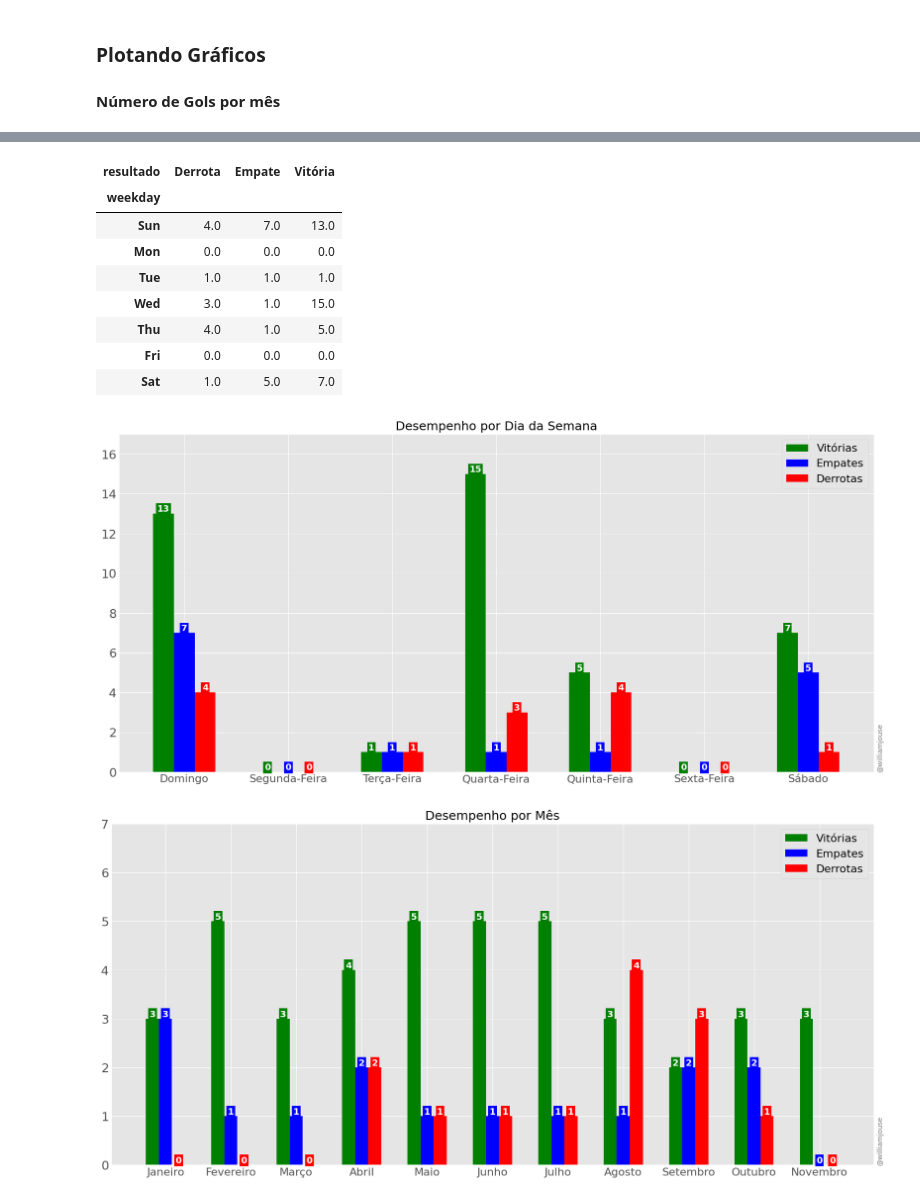
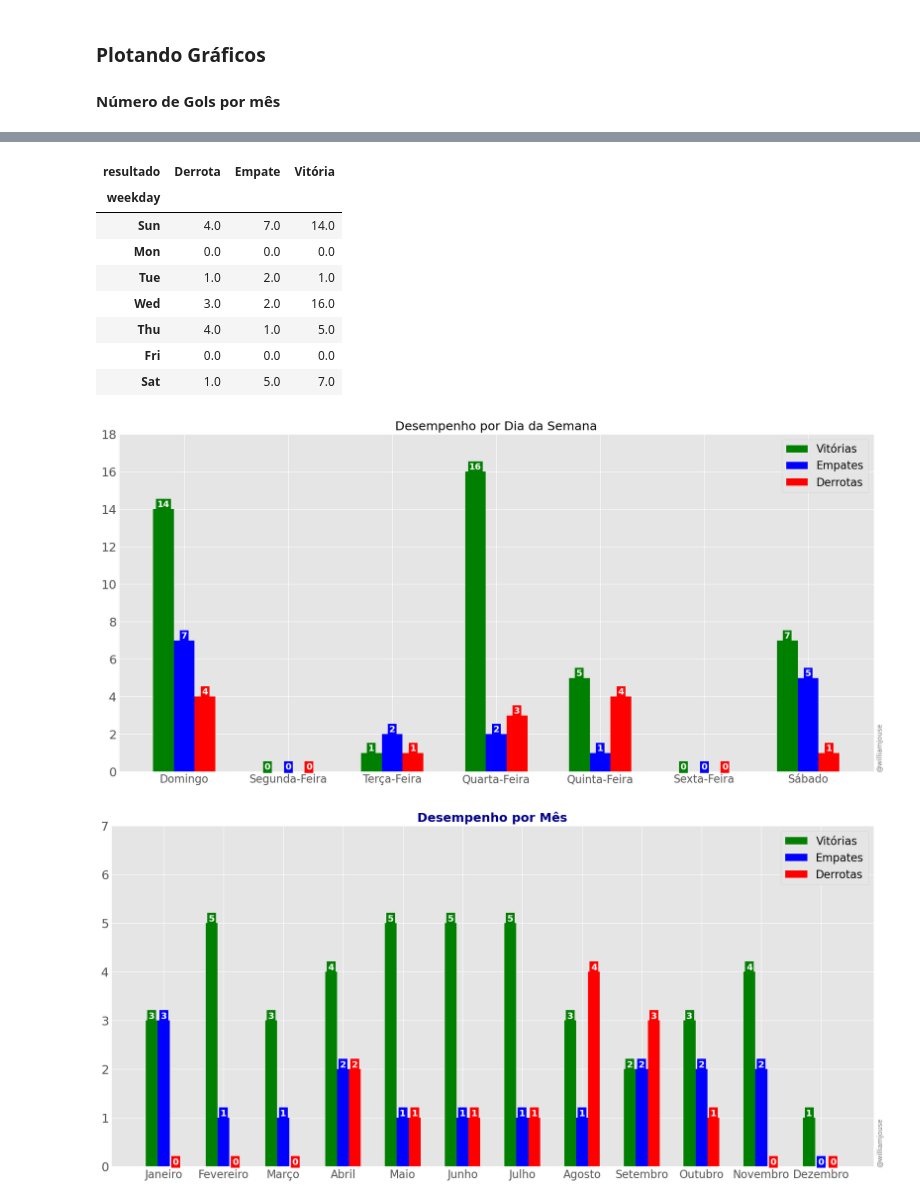
Before and after one commit to williamjouse/jogos-Flamengo-2024, a Jupyter notebook: notebooks/03-Plotting.ipynb, the cells around one changed output, grey strips where cells are left out. Cells and saved outputs as stored; diff of their text form; code cells hidden in the pictures.

```diff
--- a/notebooks/03-Plotting.ipynb
+++ b/notebooks/03-Plotting.ipynb
@@ -10,15 +10,19 @@ plt.style.use('ggplot')
 #plt.style.use('dark_background')
 #plt.style.use('grayscale')
 # %%
-jogos = pd.read_csv('../data/processed/matches_FLA2024.csv', parse_dates=['kick-off'])
-gols = pd.read_csv('../data/processed/goal_scorers_2024.csv')
-stats = pd.read_csv('../data/processed/stats_FLA2024.csv', parse_dates=['month', 'kick-off'])
+jogos = pd.read_csv('../data/processed/matches_FLA2024_processed.csv')#, date_format={'kick-off': '%Y-%m-%d %H:%M:%S'})
+gols = pd.read_csv('../data/processed/goal_scorers_2024_processed.csv')
+stats = pd.read_csv('../data/processed/stats_FLA2024_processed.csv')#, date_format={'month': '%m', 'kick-off': '%Y-%m-%d %H:%M:%S'})
+
+jogos['kick-off'] = pd.to_datetime(jogos['kick-off'], errors='coerce')
+#stats['month'] = pd.to_datetime(stats['month'], format= '%b')
+stats['kick-off'] = pd.to_datetime(stats['kick-off'], errors='coerce')
 # %% [markdown]
 ### Plotando Gráficos
 
 #### Número de Gols por mês
 # %%
-new_order = ['Jan', 'Feb', 'Mar', 'Apr', 'May', 'Jun', 'Jul', 'Aug', 'Sep', 'Oct', 'Nov'] #, 'Dec']
+new_order = ['Jan', 'Feb', 'Mar', 'Apr', 'May', 'Jun', 'Jul', 'Aug', 'Sep', 'Oct', 'Nov', 'Dec']
 
 gols_feitos_total = stats.groupby(stats['month'])['gols_marcados'].sum().reindex(new_order, axis=0)
 gols_sofridos_total = stats.groupby(stats['month'])['gols_sofridos'].sum().reindex(new_order, axis=0)
@@ -70,9 +73,9 @@ plt.show()
 # %%
 fig, axs = plt.subplots(1, 2, figsize=(13, 4))
 
-vitorias = stats.resultado.value_counts()[0]
-empates = stats.resultado.value_counts()[1]
-derrotas = stats.resultado.value_counts()[2]
+vitorias = stats.resultado.value_counts().iloc[0]
+empates = stats.resultado.value_counts().iloc[1]
+derrotas = stats.resultado.value_counts().iloc[2]
 
 gols_pro = stats.gols_marcados.sum()
 gols_contra = stats.gols_sofridos.sum()
@@ -93,7 +96,7 @@ for i, value in enumerate(values):
     axs[1].text(value + 1, i, str(value), va='center')
 
 import seaborn as sns
-sns.barplot(x=values, y=labels, ax=axs[1], palette='viridis')
+sns.barplot(x=values, y=labels, ax=axs[1], hue=values, legend=False)
 
 axs[1].spines['top'].set_visible(False)
 axs[1].spines['right'].set_visible(False)
@@ -130,10 +133,10 @@ agrupado2
 # %% [output]
 | resultado | Derrota | Empate | Vitória |
 | weekday |  |  |  |
-| Sun | 4.0 | 7.0 | 13.0 |
+| Sun | 4.0 | 7.0 | 14.0 |
 | Mon | 0.0 | 0.0 | 0.0 |
-| Tue | 1.0 | 1.0 | 1.0 |
-| Wed | 3.0 | 1.0 | 15.0 |
+| Tue | 1.0 | 2.0 | 1.0 |
+| Wed | 3.0 | 2.0 | 16.0 |
 | Thu | 4.0 | 1.0 | 5.0 |
 | Fri | 0.0 | 0.0 | 0.0 |
 | Sat | 1.0 | 5.0 | 7.0 |
@@ -184,7 +187,7 @@ plt.savefig('../figures/figure3.png', dpi = 300, bbox_inches='tight')
 
 plt.show()
 # %% [output]
-[figure, old version]
+[figure, new version]
 # %%
 #jogos['Mês'] = jogos['kick-off'].dt.month_name()
 
@@ -196,15 +199,14 @@ emp = agrupado['Empate'].fillna(0).astype('Int64').to_list()
 der = agrupado['Derrota'].fillna(0).astype('Int64').to_list()
 months = agrupado.index.to_list()
 # %%
-meses = ['Janeiro', 'Fevereiro', 'Março', 'Abril', 'Maio', 'Junho', 'Julho', 'Agosto', 'Setembro', 'Outubro', 'Novembro']
-         #, 'Agosto', 'Setembro', 'Outubro'', 'Dezembro']
+meses = ['Janeiro', 'Fevereiro', 'Março', 'Abril', 'Maio', 'Junho', 'Julho', 'Agosto', 'Setembro', 'Outubro', 'Novembro', 'Dezembro']
 
 x = range(len(months))
 largura_barra = 0.2
 
 fig, ax = plt.subplots(figsize=(20, 9))
 
-plt.title('Desempenho por Mês', fontsize=18)
+plt.title('Desempenho por Mês', fontsize=18, fontweight="bold", color="darkblue", loc="center")
 
 plt.bar(x, vic, width=largura_barra, label='Vitórias', color='green')
 plt.bar([i + largura_barra for i in x], emp, width=largura_barra, label='Empates', color='blue')
@@ -216,31 +218,31 @@ for i, v in enumerate(vic):
              bbox=dict(facecolor='green', edgecolor='none', pad=2))
 for i, e in enumerate(emp):
     plt.text(i + largura_barra, e, str(e), ha='center', va='bottom', color='white', fontweight='bold', fontsize='13',
              bbox=dict(facecolor='blue', edgecolor='none', pad=2))
 for i, d in enumerate(der):
     plt.text(i + 2 * largura_barra, d, str(d), ha='center', va='bottom', color='white', fontweight='bold', fontsize='13',
              bbox=dict(facecolor='red', edgecolor='none', pad=2))
 
 plt.xticks([i + largura_barra for i in x], meses, fontsize=16)
 
 plt.yticks(fontsize=18)
 plt.ylim(0, max(vic + emp + der) + 2)
 
 # Adicionando uma legenda
 green_patch = mpatches.Patch(color='green', label='Vitórias')
 blue_patch = mpatches.Patch(color='blue', label='Empates')
 red_patch = mpatches.Patch(color='red', label='Derrotas')
 plt.legend(handles=[green_patch, blue_patch, red_patch], fontsize=16)
 #plt.legend(bbox_to_anchor=(1.0, 1.0), loc='upper left', fontsize=16)
 
 plt.tick_params(length=0)
 
 plt.figtext(.91, 0.22, '@williamjouse', ha='right', va='top', alpha=0.5, fontsize=10, rotation=90)
 
 plt.legend(loc='upper right', fontsize=16)
 
 plt.savefig('../figures/figure4.png', dpi = 300, bbox_inches='tight')
 
 plt.show()
 # %% [output]
-[figure, old version]
+[figure, new version]
```
Also changed, not shown: parts of 7 cells of this notebook, 14 other files.
